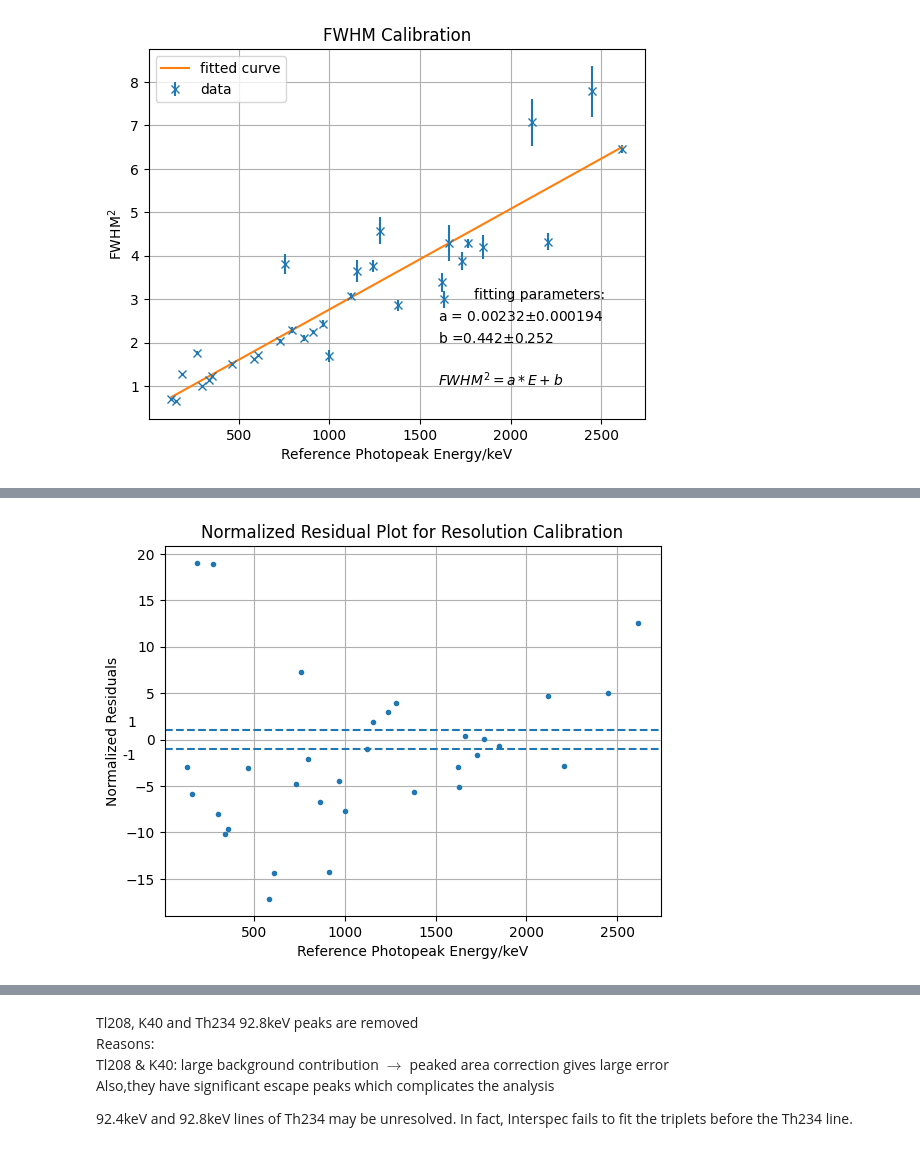
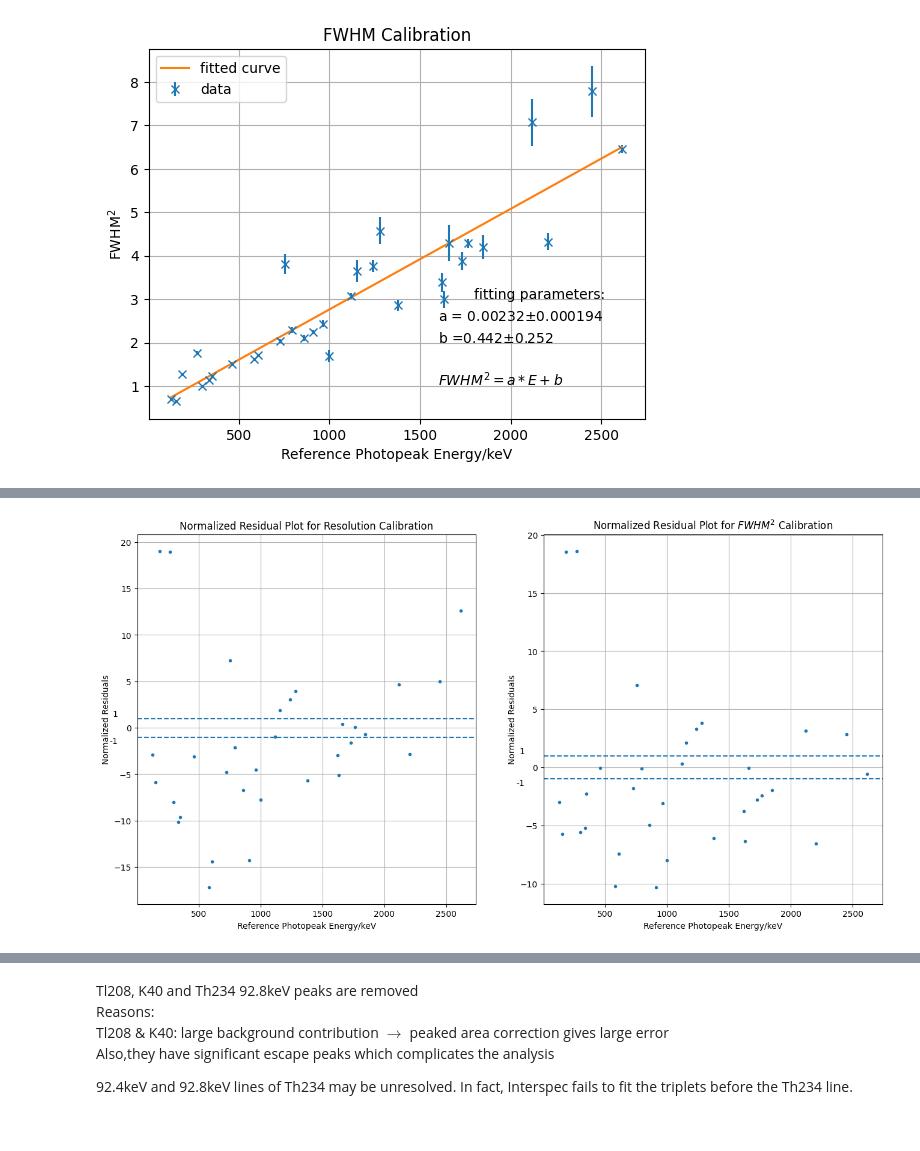
Before and after one commit to ngcnpeter/HPGe_lab_y3, a Jupyter notebook: spectal_analysis.ipynb, the cells around one changed output, grey strips where cells are left out. Drawn from its saved outputs; the diff is of its cells as text; code cells hidden in the pictures.

Commit message:
summary df and plots

```diff
--- a/spectal_analysis.ipynb
+++ b/spectal_analysis.ipynb
@@ -423,16 +413,30 @@ curvefit:
 | 2 | chi^2 | 7926.504581 | 109426.138711 | 2254.282111 | 1412.352019 |
 | 3 | reduced chi^2 | 264.216819 | 3773.315128 | 77.733866 | 48.701794 |
 # %%
-plt.figure()
-plt.title('Normalized Residual Plot for Resolution Calibration')
-plt.plot(x_res,(y_res-res_fit_2(x_res,*res_par))/y_res_err,'.')
-plt.xlabel('Reference Photopeak Energy/keV')
-plt.ylabel('Normalized Residuals')
-plt.grid()
-plt.axhline(1,linestyle = '--')
-plt.axhline(-1,linestyle = '--')
-plt.text(-150, 1, '1', ha='right', va='bottom')
-plt.text(-150, -1, '-1', ha='right', va='top')
-plt.savefig('res_norm_resid.pdf')
+fig, ax = plt.subplots(nrows = 1,ncols=2,figsize = (16,8))
+ax[0].set_title('Normalized Residual Plot for Resolution Calibration')
+ax[0].plot(x_res,(y_res-res_fit_2(x_res,*res_par))/y_res_err,'.')
+ax[1].set_title(r'Normalized Residual Plot for $FWHM^2$ Calibration')
+ax[1].plot(x,(y_fwhm2-fwhm2(x))/fwhm2_err,'.')
+for i in range(2):
+    ax[i].set_xlabel('Reference Photopeak Energy/keV')
+    ax[i].set_ylabel('Normalized Residuals')
+    ax[i].grid()
+    ax[i].axhline(1,linestyle = '--')
+    ax[i].axhline(-1,linestyle = '--')
+    ax[i].text(-150, 1, '1', ha='right', va='bottom')
+    ax[i].text(-150, -1, '-1', ha='right', va='top')
+#plt.savefig('res_norm_resid.pdf')
+#plt.figure()
+# plt.title(r'Normalized Residual Plot for $FWHM^2$ Calibration')
+# plt.plot(x,(y_fwhm2-fwhm2(x))/fwhm2_err,'.')
+# plt.xlabel('NNDC Reference Photopeak Energy/keV')
+# plt.ylabel('Normalized Residuals')
+# plt.grid()
+# plt.axhline(1,linestyle = '--')
+# plt.axhline(-1,linestyle = '--')
+# plt.text(-150, 1, '1', ha='right', va='bottom')
+# plt.text(-150, -1, '-1', ha='right', va='top')
+# plt.savefig('res_norm_resid.pdf')
 # %% [output]
-[figure, old version]
+[figure, new version]
```
Also changed, not shown: parts of 10 cells of this notebook.
